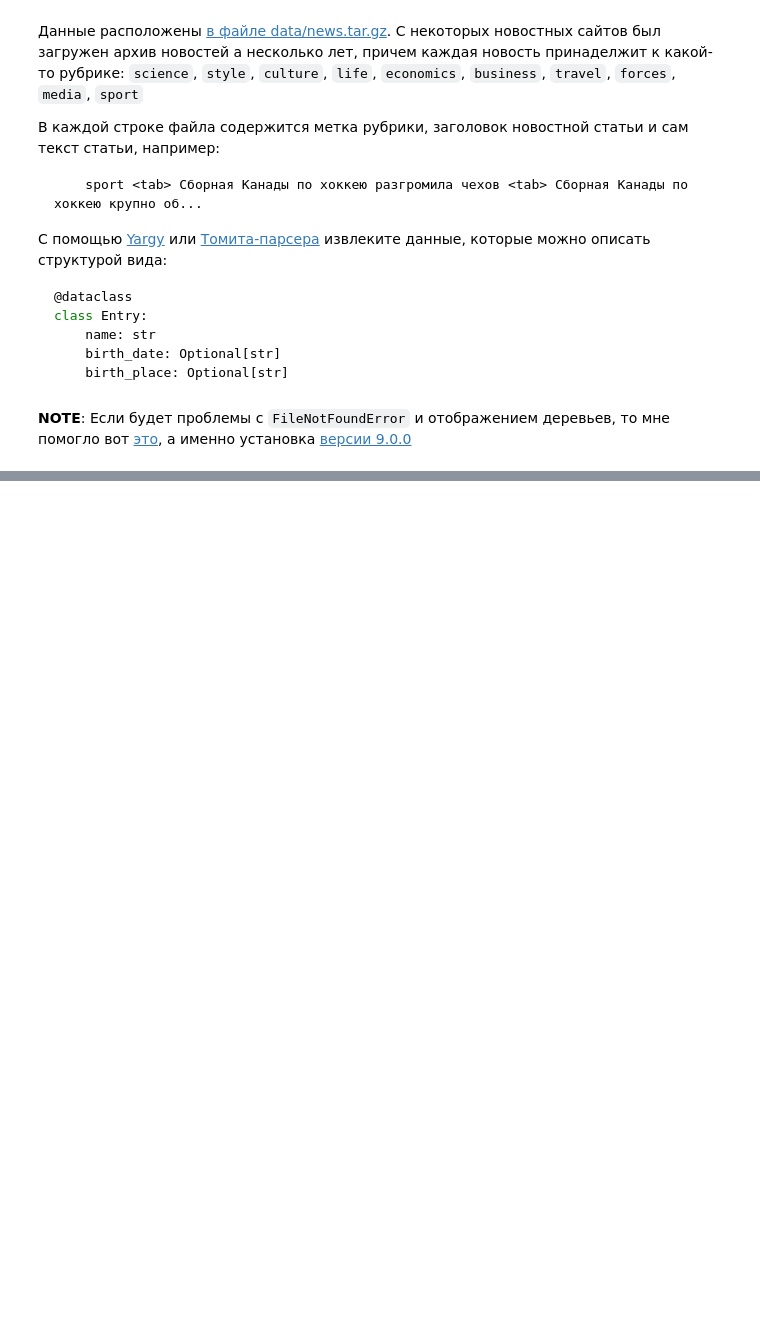
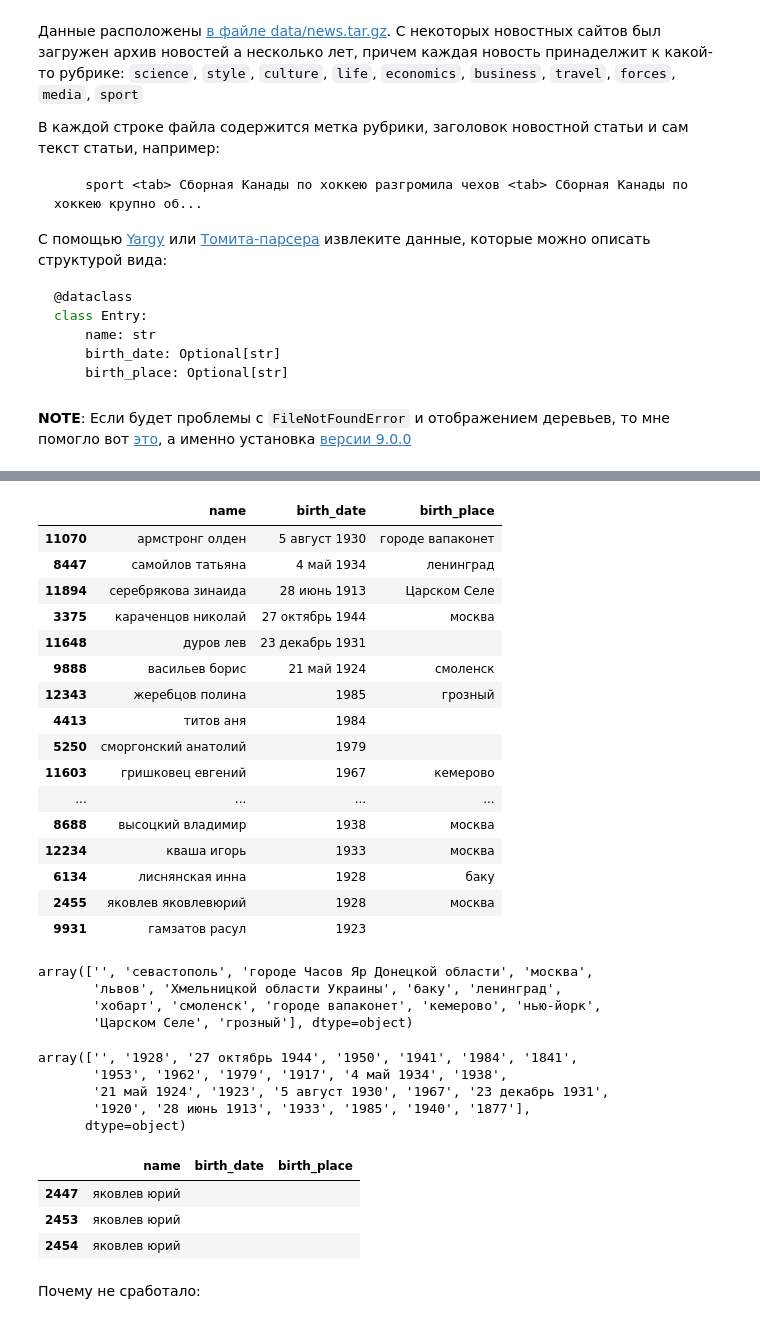
Before and after one commit to 4eckah78/nlp, a Jupyter notebook: task1.ipynb, the cells around one changed output, grey strips where cells are left out. Saved outputs shown, nothing was run; the diff lists cells and outputs as text; code cells hidden in the pictures; blank space fills up the shorter version.

```diff
--- a/task1.ipynb
+++ b/task1.ipynb
@@ -324,0 +1233,3 @@ Empty
+# %%
+df1 = df.drop_duplicates()
+df1.describe()
@@ -324,0 +1242,44 @@ Empty
+# %%
+df1.sort_values("birth_date", ascending=False).head(20)
+# %% [output]
+|  | name | birth_date | birth_place |
+| 11070 | армстронг олден | 5 август 1930 | городе вапаконет |
+| 8447 | самойлов татьяна | 4 май 1934 | ленинград |
+| 11894 | серебрякова зинаида | 28 июнь 1913 | Царском Селе |
+| 3375 | караченцов николай | 27 октябрь 1944 | москва |
+| 11648 | дуров лев | 23 декабрь 1931 |  |
+| 9888 | васильев борис | 21 май 1924 | смоленск |
+| 12343 | жеребцов полина | 1985 | грозный |
+| 4413 | титов аня | 1984 |  |
+| 5250 | сморгонский анатолий | 1979 |  |
+| 11603 | гришковец евгений | 1967 | кемерово |
+| ... | ... | ... | ... |
+| 8688 | высоцкий владимир | 1938 | москва |
+| 12234 | кваша игорь | 1933 | москва |
+| 6134 | лиснянская инна | 1928 | баку |
+| 2455 | яковлев яковлевюрий | 1928 | москва |
+| 9931 | гамзатов расул | 1923 |  |
+# %%
+df1["birth_place"].unique()
+# %% [output]
+array(['', 'севастополь', 'городе Часов Яр Донецкой области', 'москва',
+       'львов', 'Хмельницкой области Украины', 'баку', 'ленинград',
+       'хобарт', 'смоленск', 'городе вапаконет', 'кемерово', 'нью-йорк',
+       'Царском Селе', 'грозный'], dtype=object)
+# %%
+df1["birth_date"].unique()
+# %% [output]
+array(['', '1928', '27 октябрь 1944', '1950', '1941', '1984', '1841',
+       '1953', '1962', '1979', '1917', '4 май 1934', '1938',
+       '21 май 1924', '1923', '5 август 1930', '1967', '23 декабрь 1931',
+       '1920', '28 июнь 1913', '1933', '1985', '1940', '1877'],
+      dtype=object)
+# %%
+df[df['name'].str.contains("яковлев юрий")]
+# %% [output]
+|  | name | birth_date | birth_place |
+| 2447 | яковлев юрий |  |  |
+| 2453 | яковлев юрий |  |  |
+| 2454 | яковлев юрий |  |  |
+# %% [markdown]
+Почему не сработало:
```
Also changed, not shown: parts of 74 cells of this notebook.
